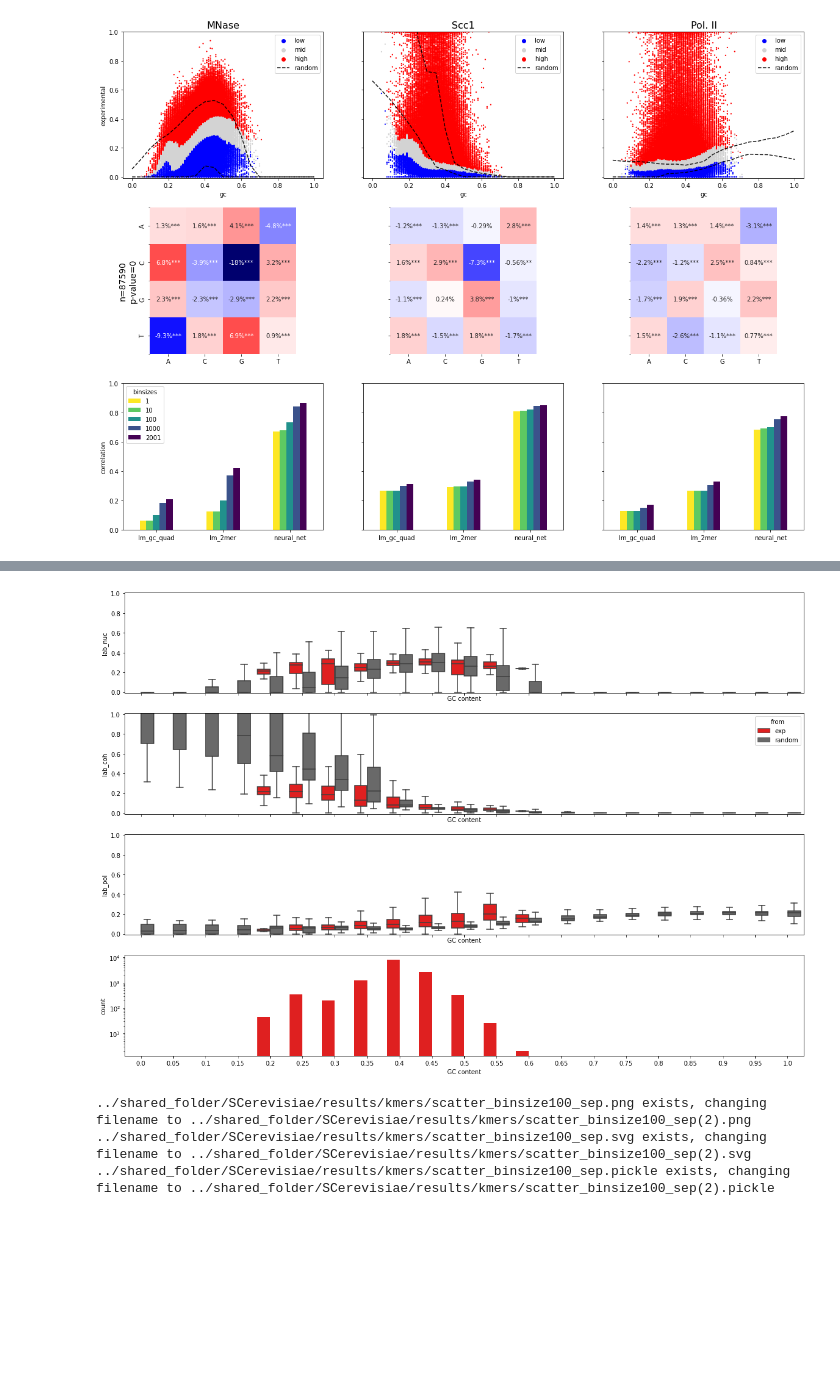
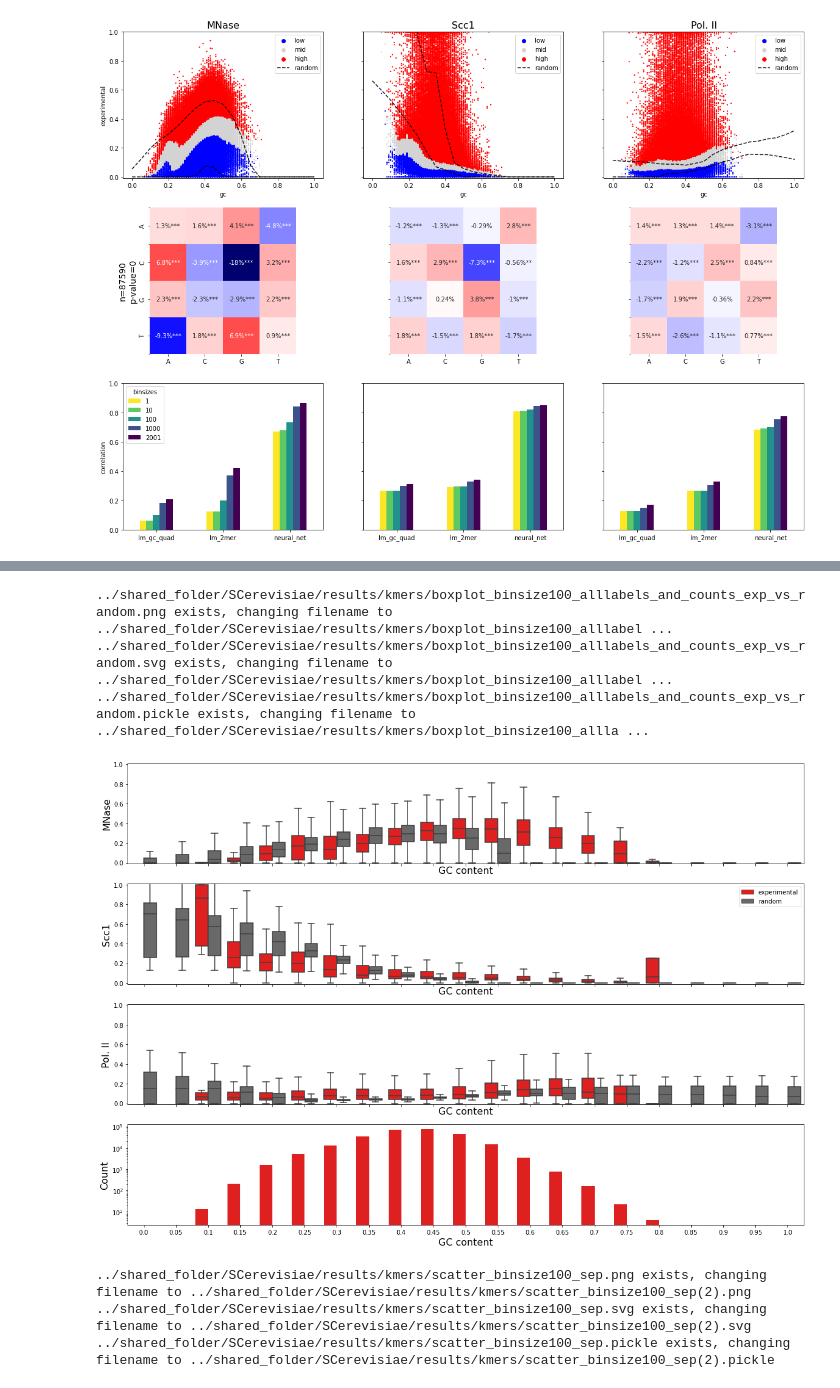
Before and after one commit to Alexwestbrook/mnhn-internship_DeepCNN_ChIP-seq, a Jupyter notebook: Exogenous_yeast.ipynb, the cells around one changed output, grey strips where cells are left out. Cells and saved outputs as stored; diff of their text form; code cells hidden in the pictures; blank space fills up the shorter version.

```diff
--- a/Exogenous_yeast.ipynb
+++ b/Exogenous_yeast.ipynb
@@ -1238,7 +1221,7 @@ list(one_hots.keys())
  'XVI',
  'Mpneumo']
 # %%
-binsize = 2000
+binsize = 100
 ks = [2, 1] # [] #
 signals_lab = {
     'lab_nuc': labels_nuc,
@@ -1290,18 +1273,19 @@ except ValueError:
     window_pneu.loc[:, list(window_pneu_seps.keys())] = pd.DataFrame(window_pneu_seps)
     window_full.loc[:, list(window_full_seps.keys())] = pd.DataFrame(window_full_seps)
 # %%
-annot = 'pred_coh'
+annot = 'lab_coh'
 k = 2
 stars_thres = np.array([0.05, 1e-2, 1e-3, -1]).reshape(1, -1)
 fig, axes = plt.subplots(2, 3, sharey='row', figsize=(20, 10), facecolor='w')
 if annot[-3:] == 'nuc':
-    rand_preds = preds_nuc_rand.reshape(n_gcs, -1)
+    rand_preds = preds_nuc_rand_reps
 elif annot[-3:] == 'coh':
-    rand_preds = preds_coh_rand.reshape(n_gcs, -1)
+    rand_preds = preds_coh_rand_reps
 elif annot[-3:] == 'pol':
-    rand_preds = preds_pol_rand.reshape(n_gcs, -1)
+    rand_preds = preds_pol_rand_reps
 else:
     raise ValueError(f"annot can't be {annot}")
+# rand_preds = rand_preds.reshape(21, 6, -1)[:, ::2, :].reshape(21, -1)
 qmin, qmax = np.quantile(rand_preds, [0.05, 0.95], axis=1)
 titles = ['yeast', 'myco', 'pneumo']
 for j, title in enumerate(titles):
@@ -1522,7 +1506,7 @@ window_yeast['from'] = 'yeast'
 window_myco['from'] = 'myco'
 window_pneu['from'] = 'pneu'
 window_exp = pd.concat([window_yeast, window_myco, window_pneu])
-window_exp['gc_bin'] = np.round(np.digitize(window_exp['gc'], np.arange(0, 1.01, 0.05)) * 0.05, 2)
+window_exp['gc_bin'] = np.round(np.digitize(window_exp['gc'], np.arange(-0.025, 1.01, 0.05)) * 0.05, 2)
 window_exp.index = np.arange(len(window_exp))
 window_exp
 # %% [output]
@@ -1567,30 +1551,40 @@ for i in range(len(axes)):
 # %%
-window_exp['from'] = 'exp'
+window_exp['from'] = 'experimental'
 # %%
 fig, axes = plt.subplots(4, 1, sharex=True, figsize=(20, 14), facecolor='w')
+titles = ['MNase', 'Scc1', 'Pol. II', 'Count']
 for i, annot in enumerate(['lab_nuc', 'lab_coh', 'lab_pol']):
     if annot[-3:] == 'nuc':
-        preds_rand = preds_nuc_rand
+        preds_rand = preds_nuc_rand_reps
     elif annot[-3:] == 'coh':
-        preds_rand = preds_coh_rand
+        preds_rand = preds_coh_rand_reps
     elif annot[-3:] == 'pol':
-        preds_rand = preds_pol_rand
-    window_rand = pd.DataFrame(preds_rand)
+        preds_rand = preds_pol_rand_reps
+    window_rand = pd.DataFrame(preds_rand.reshape(21, 6, -1)[:, ::2, :].reshape(21, -1))
     window_rand['gc_bin'] = np.round(gcs, 2)
     window_rand = pd.melt(window_rand, id_vars='gc_bin').drop('variable', axis=1).rename({'value': annot}, axis=1)
     window_rand['from'] = 'random'
     window_full = pd.concat([window_exp.loc[:, ['gc_bin', annot, 'from']], window_rand])
     sns.boxplot(data=window_full, x='gc_bin', y=annot, hue='from', ax=axes[i],
                 palette=['red', 'dimgray'], fliersize=1, showfliers=False)
     axes[i].set_ylim((-0.01, 1.01))
 sns.countplot(data=window_full, x='gc_bin', hue='from', palette=['red', 'w'], ax=axes[3])
 axes[3].set_yscale('log')
 for i in range(len(axes)):
-    axes[i].set_xlabel('GC content')
+    axes[i].set_ylabel(titles[i], fontsize=16)
+    axes[i].set_xlabel('GC content', fontsize=16)
     if i != 1:
         axes[i].get_legend().remove()
+    else:
+        leg = axes[i].get_legend().set_title('')
+plot_utils.save_fig_and_values(fig,
+                               Path(data_dir, species, 'results', 'kmers', f'boxplot_binsize{binsize}_alllabels_and_counts_exp_vs_random'),
+                               format=['png', 'svg'])
 # %% [output]
+../shared_folder/SCerevisiae/results/kmers/boxplot_binsize100_alllabels_and_counts_exp_vs_random.png exists, changing filename to ../shared_folder/SCerevisiae/results/kmers/boxplot_binsize100_alllabel ...
+../shared_folder/SCerevisiae/results/kmers/boxplot_binsize100_alllabels_and_counts_exp_vs_random.svg exists, changing filename to ../shared_folder/SCerevisiae/results/kmers/boxplot_binsize100_alllabel ...
+../shared_folder/SCerevisiae/results/kmers/boxplot_binsize100_alllabels_and_counts_exp_vs_random.pickle exists, changing filename to ../shared_folder/SCerevisiae/results/kmers/boxplot_binsize100_allla ...
-[figure, old version]
+[figure, new version]
 # %%
 fig, axes = plt.subplots(1, 3, sharey='row', figsize=(20, 5), facecolor='w')
 annots = ['lab_nuc', 'lab_coh', 'lab_pol']
```
Also changed, not shown: parts of 9 cells of this notebook, 2 other files.
